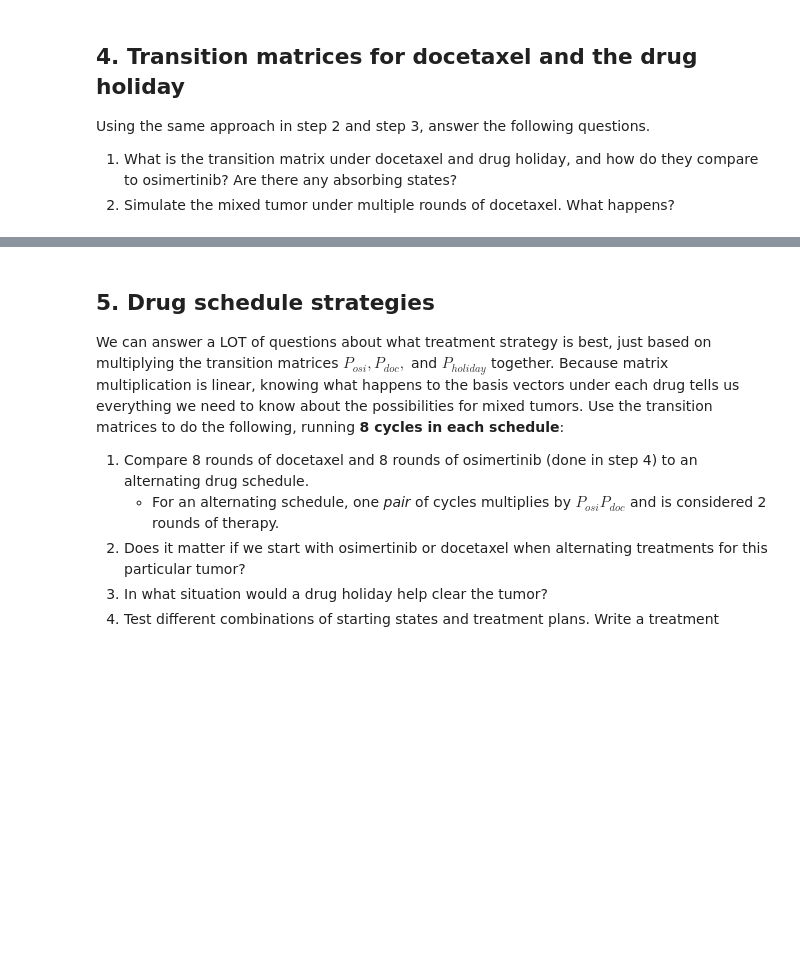
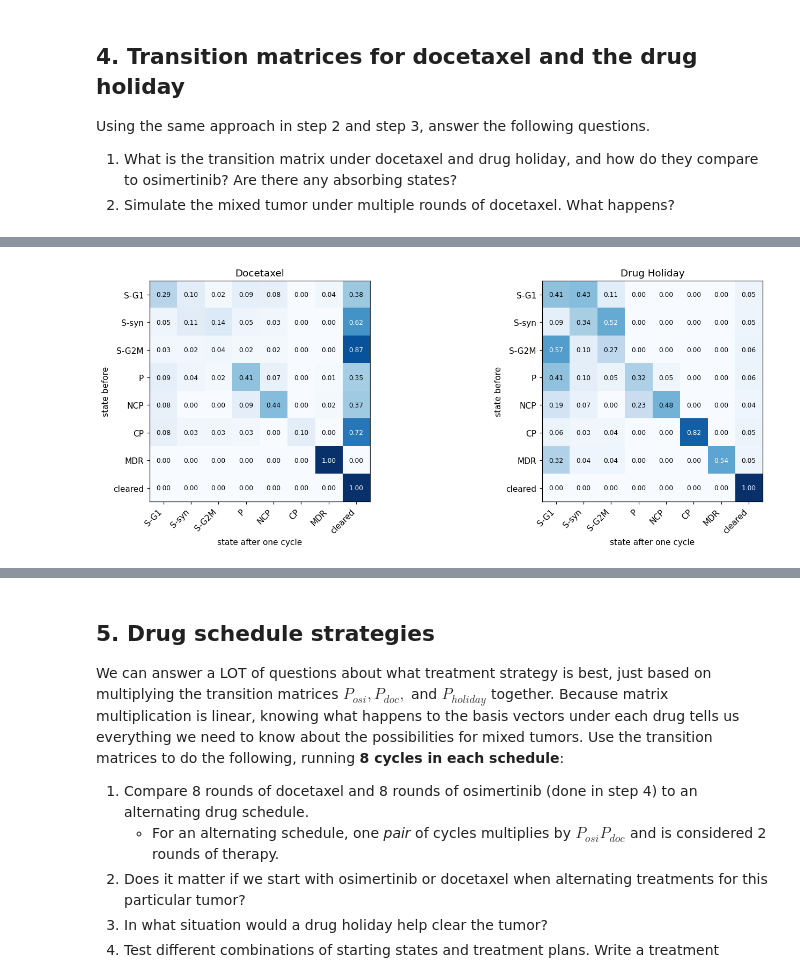
Before and after one commit to Simeng013/uu_markov, a Jupyter notebook: lab_2/Lab09_markov_chain_cells.ipynb, the cells around one changed output, grey strips where cells are left out. Drawn from its saved outputs; the diff is of its cells as text; code cells hidden in the pictures; blank space fills up the shorter version.

```diff
--- a/lab_2/Lab09_markov_chain_cells.ipynb
+++ b/lab_2/Lab09_markov_chain_cells.ipynb
@@ -310,4 +412,14 @@ P_holiday = ...   # TODO
 # %%
 #Plot the transition matrices for docetaxel and the drug holiday.
+
+fig, axes = plt.subplots(1, 2, figsize=(14, 5))
+
+show_matrix(P_doc_df, "Docetaxel", ax=axes[0])
+show_matrix(P_holiday_df, "Drug Holiday", ax=axes[1])
+
+plt.tight_layout()
+plt.show()
+# %% [output]
+[figure, added]
 # %%
 # Simulate the evolution of pi_mix under docetaxel
```
Also changed, not shown: parts of 25 cells of this notebook.
